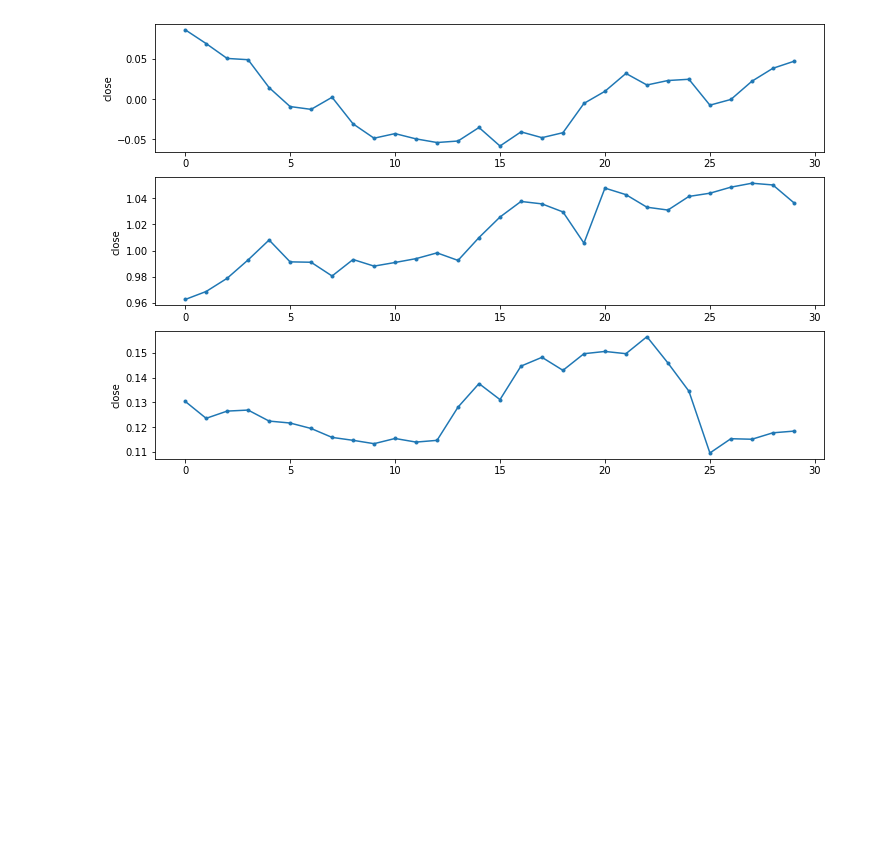
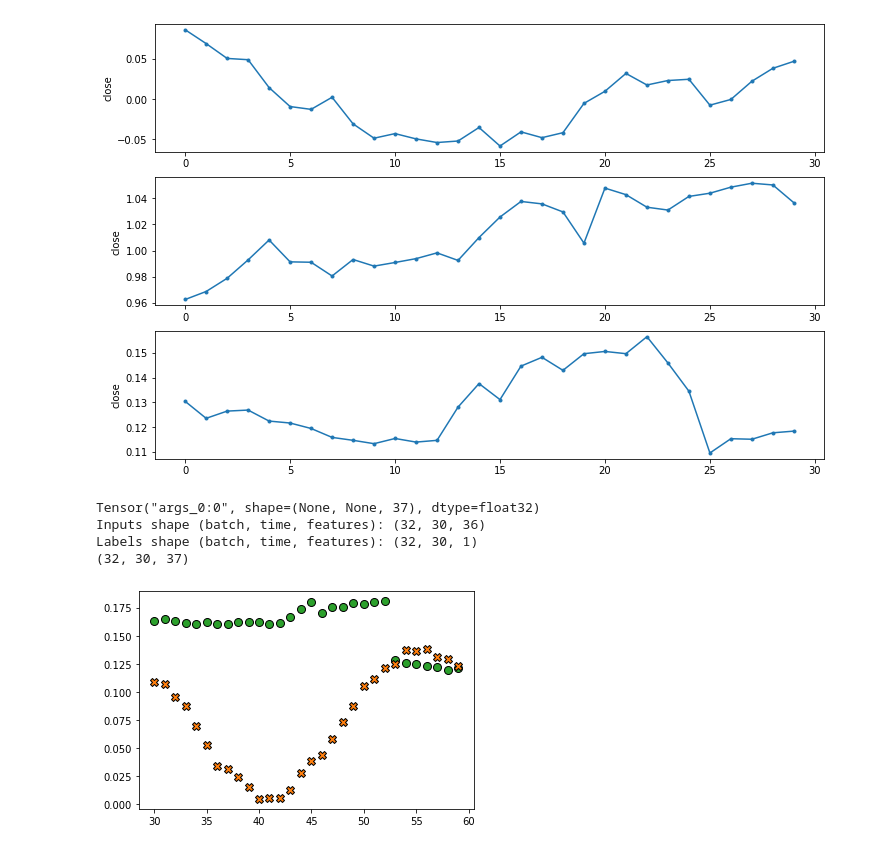
Before and after one commit to mrjaytv/cryptolord, a Jupyter notebook: LstmMain.ipynb, the cells around one changed output. Cells and saved outputs as stored; diff of their text form; code cells hidden in the pictures; blank space fills up the shorter version.

Commit message:
Fixed the plotting of prediction vs reality

```diff
--- a/LstmMain.ipynb
+++ b/LstmMain.ipynb
@@ -486,3 +484,27 @@ Tensor("args_0:0", shape=(None, None, 37), dtype=float32)
 120/120 [==============================] - 1s 3ms/step - loss: 0.0186 - mean_absolute_error: 0.1020
 Tensor("args_0:0", shape=(None, None, 37), dtype=float32)
 [figure]
+# %%
+n = 1
+plot_col_index = multi_window.column_indices['close']
+
+for example_inputs, example_labels in multi_window.test.take(1):
+    print(f'Inputs shape (batch, time, features): {example_inputs.shape}')
+    print(f'Labels shape (batch, time, features): {example_labels.shape}')
+    print(multi_lstm_model(example_inputs).shape)
+    # plt.plot(multi_window.input_indices, example_inputs[n, :, plot_col_index],
+    #          label='Inputs', marker='.', zorder=-10)
+    labels = example_labels[n, :, 0]
+    predictions = multi_lstm_model(example_inputs)[n, :, 36]
+
+    plt.scatter(multi_window.label_indices, labels,
+                edgecolors='k', label='Labels', c='#2ca02c', s=64)
+    plt.scatter(multi_window.label_indices, predictions,
+                marker='X', edgecolors='k', label='Predictions',
+                c='#ff7f0e', s=64)
+# %% [output]
+Tensor("args_0:0", shape=(None, None, 37), dtype=float32)
+Inputs shape (batch, time, features): (32, 30, 36)
+Labels shape (batch, time, features): (32, 30, 1)
+(32, 30, 37)
+[figure, added]
```
Also changed, not shown: parts of 1 cell of this notebook.
